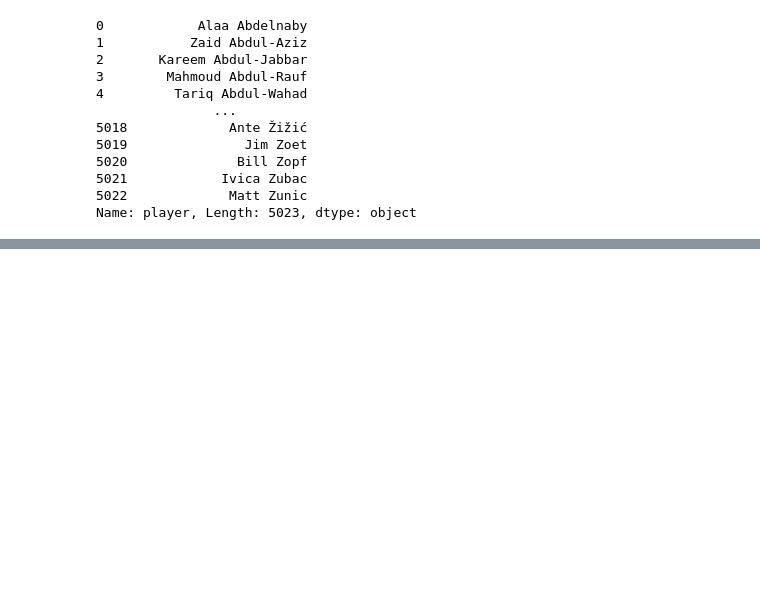
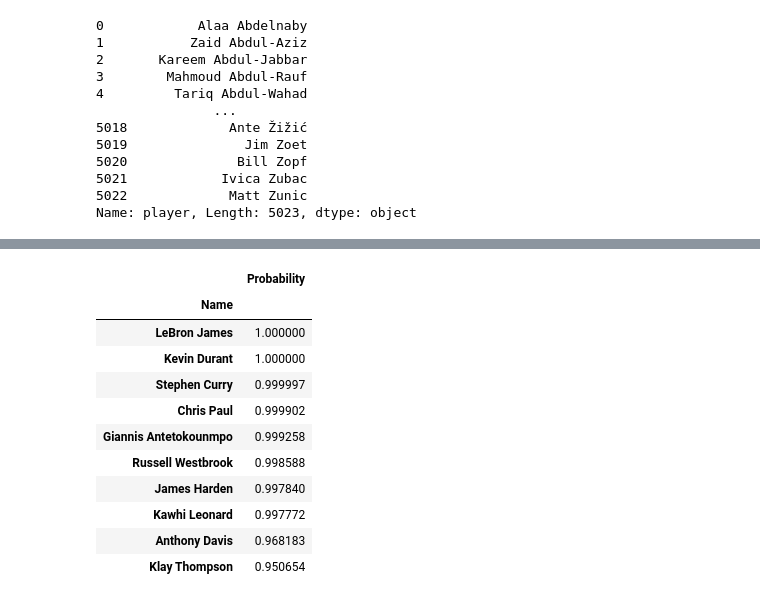
Before and after one commit to Tengyyy/DataScienceProject, a Jupyter notebook: project.ipynb, the cells around one changed output, grey strips where cells are left out. Cells and saved outputs as stored; diff of their text form; code cells hidden in the pictures; blank space fills up the shorter version.

```diff
--- a/project.ipynb
+++ b/project.ipynb
@@ -240,16 +208,4 @@ hof.drop(3966,inplace=True)
 # %%
-from sklearn.preprocessing import StandardScaler
-
-young=hof[(hof['last_seas']>2014) & (hof['hof']==0)]
-old=hof[hof['last_seas']<=2014]
-X_a=old.drop(['first_seas','last_seas','hof','player','player_id'],axis=1)
-y=old['hof']
-X= StandardScaler().fit_transform(X_a)
-X = pd.DataFrame(X, columns=X_a.columns, index=X_a.index)
-X_pred_a=young.drop(['first_seas','last_seas','hof','player','player_id'],axis=1)
-X_pred =StandardScaler().fit_transform(X_pred_a)
-X_pred = pd.DataFrame(X_pred, columns=X_pred_a.columns, index=X_pred_a.index)
-y_pred=young['hof']
 X_train, X_test, y_train, y_test = train_test_split(X, y, test_size=0.25, random_state=42)
 
 knn = KNeighborsClassifier(n_neighbors=1)
@@ -266,17 +222,3 @@ rfc=RandomForestClassifier(n_estimators=200)
 rfc.fit(X_train,y_train)
 pred_rfc=rfc.predict(X_test)
 rfc_prob=rfc.predict_proba(X_pred)[:,-1]
-
-
-print('Logistic Regression')
-print(confusion_matrix(y_test,pred_log))
-print(classification_report(y_test,pred_log))
-
-print('Random Forest')
-print(confusion_matrix(y_test,pred_rfc))
-print(classification_report(y_test,pred_rfc))
-
-
-print('K Nearest Neighbor')
-print(confusion_matrix(y_test,pred_knn))
-print(classification_report(y_test,pred_knn))
@@ -364,0 +298,18 @@ plt.show()
+# %%
+table = final.sort_values(by=['log_prob'],ascending=False).head(10)
+table.rename(columns={"player": "Name", "log_prob": "Probability"},inplace=True)
+table.to_csv("probs.csv", index=False)
+table.set_index(keys="Name")
+# %% [output]
+|  | Probability |
+| Name |  |
+| LeBron James | 1.000000 |
+| Kevin Durant | 1.000000 |
+| Stephen Curry | 0.999997 |
+| Chris Paul | 0.999902 |
+| Giannis Antetokounmpo | 0.999258 |
+| Russell Westbrook | 0.998588 |
+| James Harden | 0.997840 |
+| Kawhi Leonard | 0.997772 |
+| Anthony Davis | 0.968183 |
+| Klay Thompson | 0.950654 |
```
Also changed, not shown: parts of 39 cells of this notebook, 19 other files.
